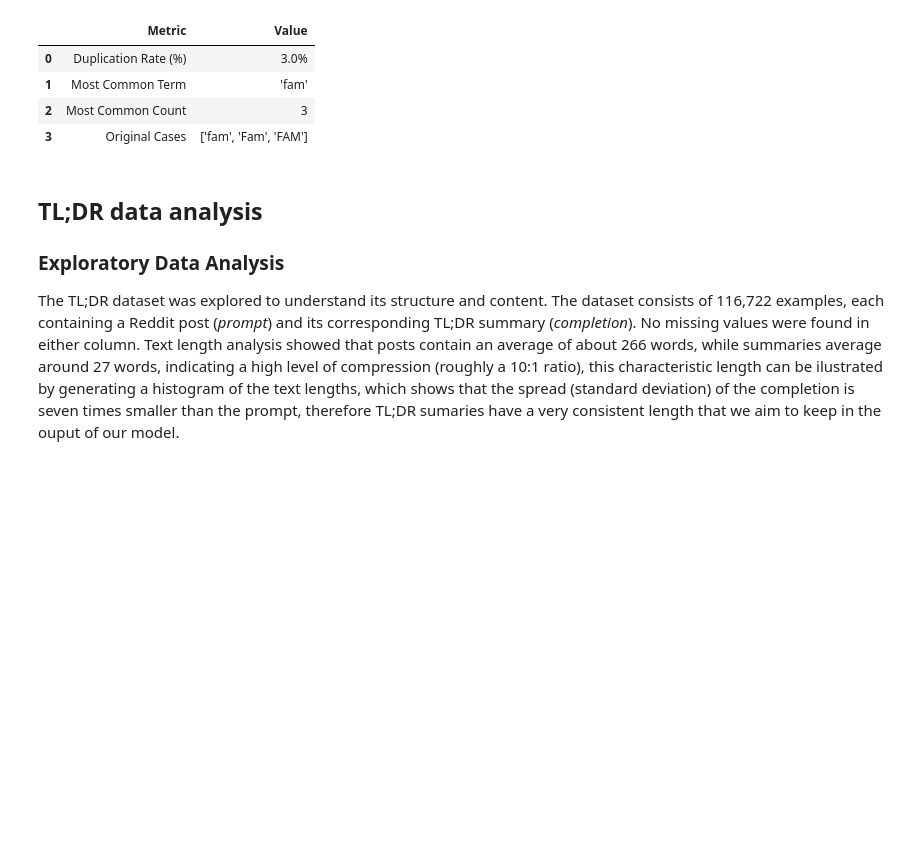
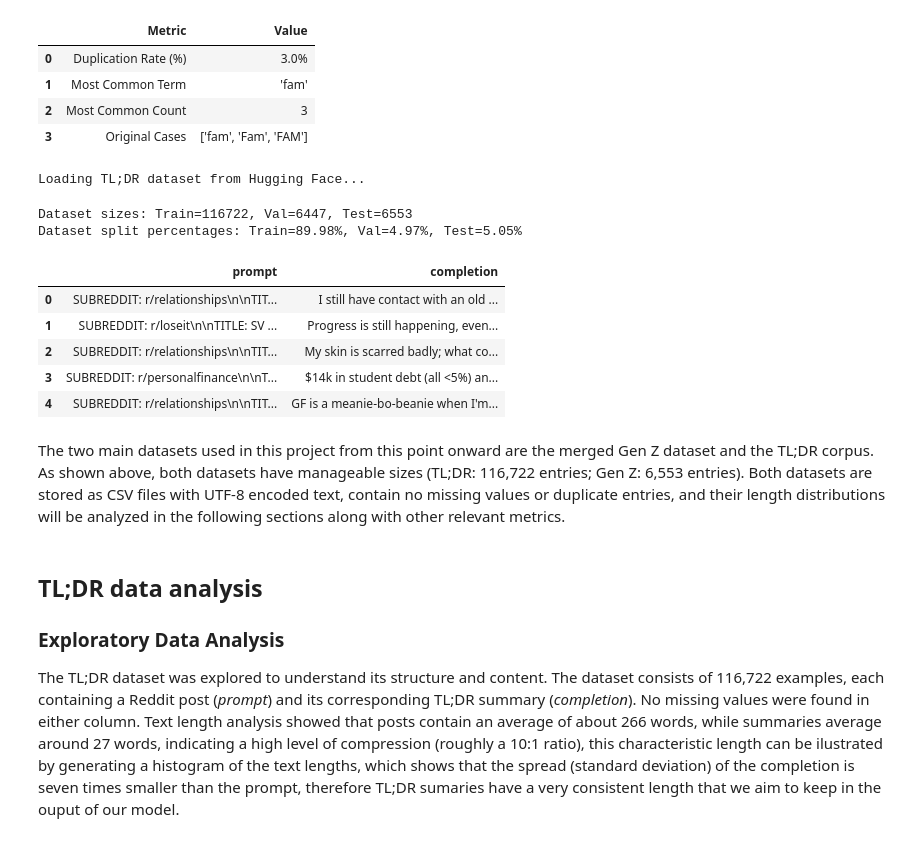
Before and after one commit to au-nlp/project-milestone-p2-group1, a Jupyter notebook: main.ipynb, the cells around one changed output. Cells and saved outputs as stored; diff of their text form; code cells hidden in the pictures; blank space fills up the shorter version.

```diff
--- a/main.ipynb
+++ b/main.ipynb
@@ -935,6 +935,34 @@ DATASET ANALYSIS: Gen Z Words and Phrases Dataset
 | 1 | Most Common Term | 'fam' |
 | 2 | Most Common Count | 3 |
 | 3 | Original Cases | ['fam', 'Fam', 'FAM'] |
+# %%
+genz = pd.read_csv(basepath + "genz_slang_data.csv")
+
+
+print("Loading TL;DR dataset from Hugging Face...")
+dataset = load_dataset("trl-lib/tldr", download_mode=DownloadMode.REUSE_CACHE_IF_EXISTS)
+
+train_ds = dataset["train"]
+val_ds = dataset["validation"]
+test_ds = dataset["test"]
+
+print(f"Dataset sizes: Train={len(train_ds)}, Val={len(val_ds)}, Test={len(test_ds)}")
+
+total = len(train_ds) + len(val_ds) + len(test_ds)
+print(f"Dataset split percentages: Train={len(train_ds)/total*100:.2f}%, Val={len(val_ds)/total*100:.2f}%, Test={len(test_ds)/total*100:.2f}%")
+pd.DataFrame(train_ds).head(5)
+# %% [output]
+Loading TL;DR dataset from Hugging Face...
+Dataset sizes: Train=116722, Val=6447, Test=6553
+Dataset split percentages: Train=89.98%, Val=4.97%, Test=5.05%
+|  | prompt | completion |
+| 0 | SUBREDDIT: r/relationships\n\nTIT... | I still have contact with an old ... |
+| 1 | SUBREDDIT: r/loseit\n\nTITLE: SV ... | Progress is still happening, even... |
+| 2 | SUBREDDIT: r/relationships\n\nTIT... | My skin is scarred badly; what co... |
+| 3 | SUBREDDIT: r/personalfinance\n\nT... | $14k in student debt (all <5%) an... |
+| 4 | SUBREDDIT: r/relationships\n\nTIT... | GF is a meanie-bo-beanie when I'm... |
+# %% [markdown]
+The two main datasets used in this project from this point onward are the merged Gen Z dataset and the TL;DR corpus. As shown above, both datasets have manageable sizes (TL;DR: 116,722 entries; Gen Z: 6,553 entries). Both datasets are stored as CSV files with UTF-8 encoded text, contain no missing values or duplicate entries, and their length distributions will be analyzed in the following sections along with other relevant metrics.
 # %%
 # Load Gen Z slang data
 print("Loading Gen Z slang data...")
```
Also changed, not shown: parts of 2 cells of this notebook, 1 other file.
